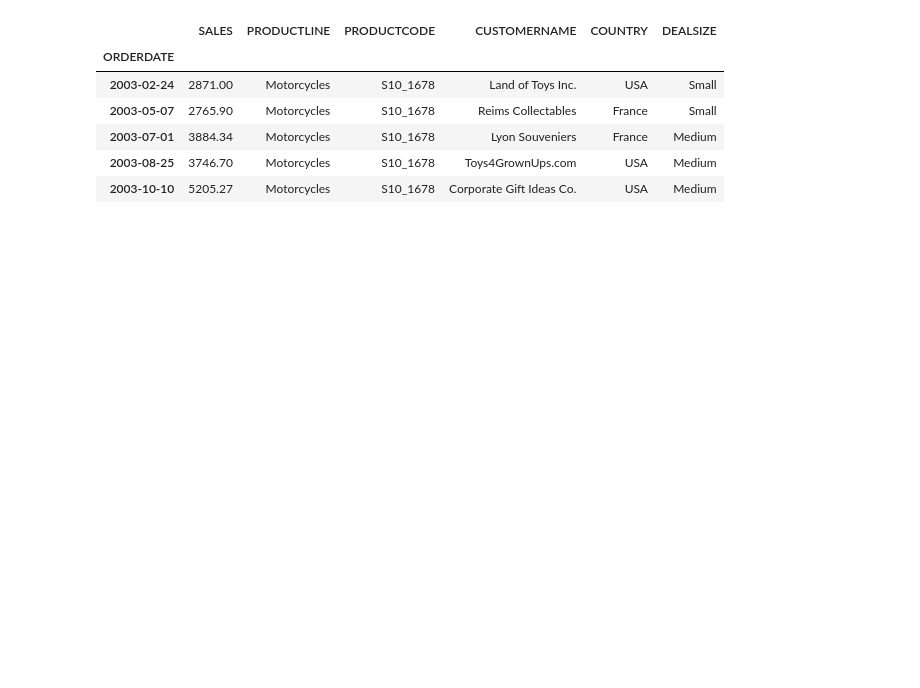
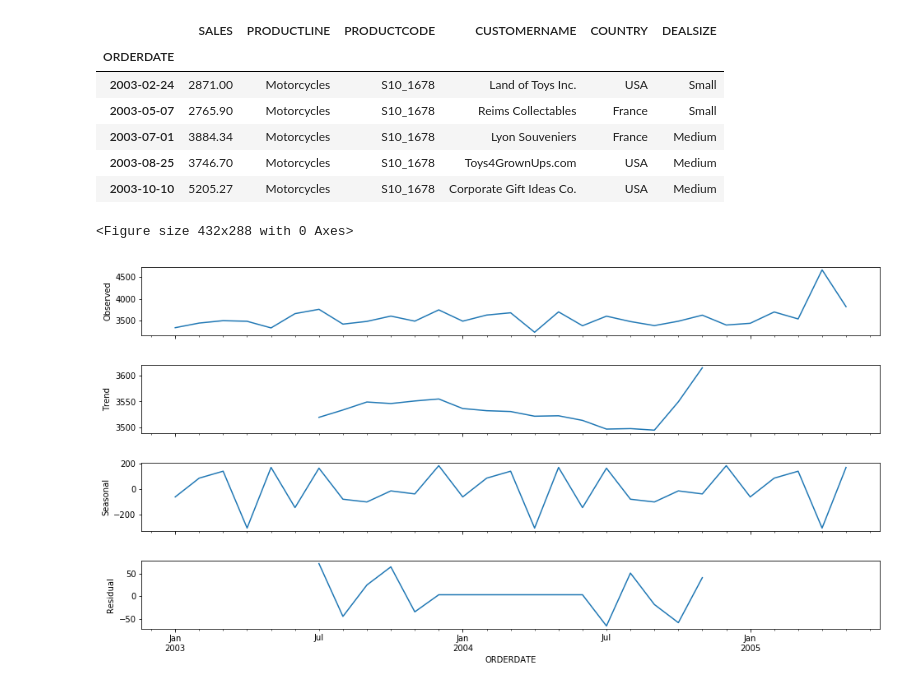
Before and after one commit to diwanshib/Crusaders, a Jupyter notebook: Cru_sov.ipynb, the cells around one changed output. Drawn from its saved outputs; the diff is of its cells as text; code cells hidden in the pictures; blank space fills up the shorter version.

```diff
--- a/Cru_sov.ipynb
+++ b/Cru_sov.ipynb
@@ -584,6 +584,7 @@ DatetimeIndex(['2003-02-24', '2003-05-07', '2003-07-01', '2003-08-25',
                '2005-03-28', '2005-05-06'],
               dtype='datetime64[ns]', name='ORDERDATE', length=2823, freq=None)
 # %%
+df_mot = df[df['PRODUCTLINE'] == 'Motorcycles']
 df_mot_USA = df_mot[df_mot['COUNTRY']=='USA']
 df_mot_USA['2003-02':'2003-12'].SALES.plot()
 # %% [output]
@@ -649,0 +694,15 @@ df.head()
+# %%
+#on work ***
+# monthly resampling on sales
+df_monthly = df['SALES'].resample('M').mean()
+test_stationarity(df_monthly)
+# %%
+# on work  ****
+df_mot_USA_03 = df_mot_USA['2003']
+decomposition = seasonal_decompose(df_monthly, freq=12)
+fig = plt.figure()
+fig = decomposition.plot()
+fig.set_size_inches(15, 8)
+# %% [output]
+<Figure size 432x288 with 0 Axes>
+[figure, added]
```
Also changed, not shown: parts of 9 cells of this notebook.
